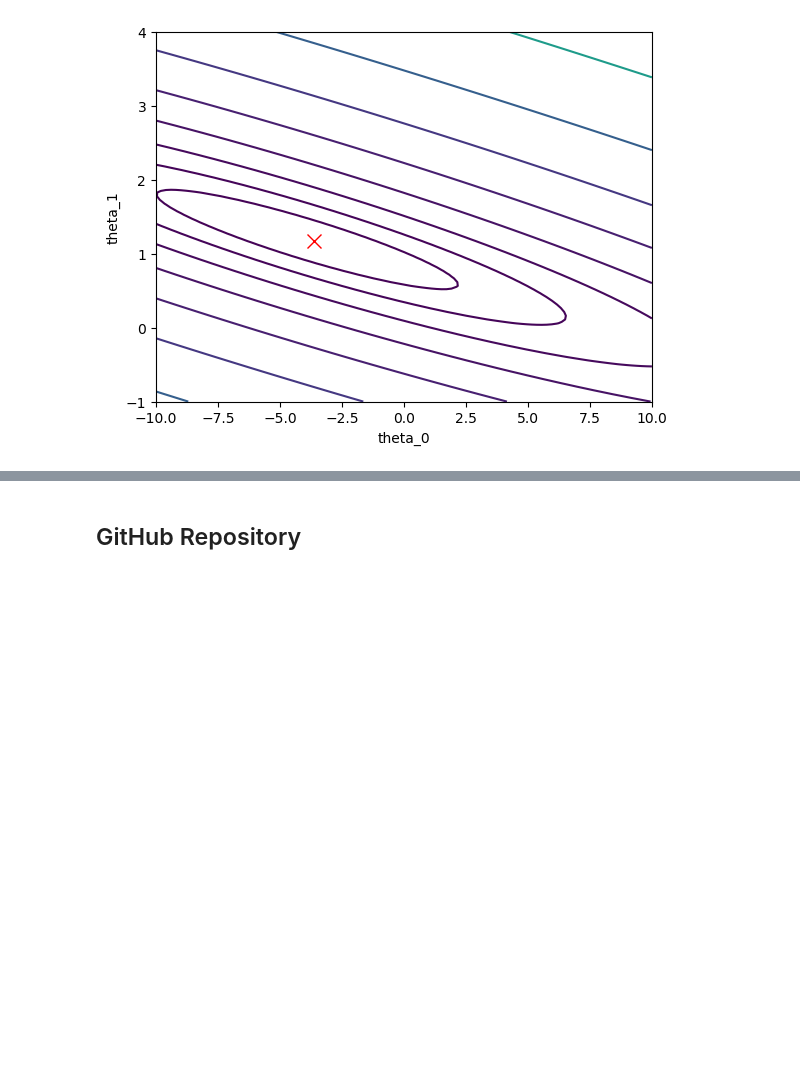
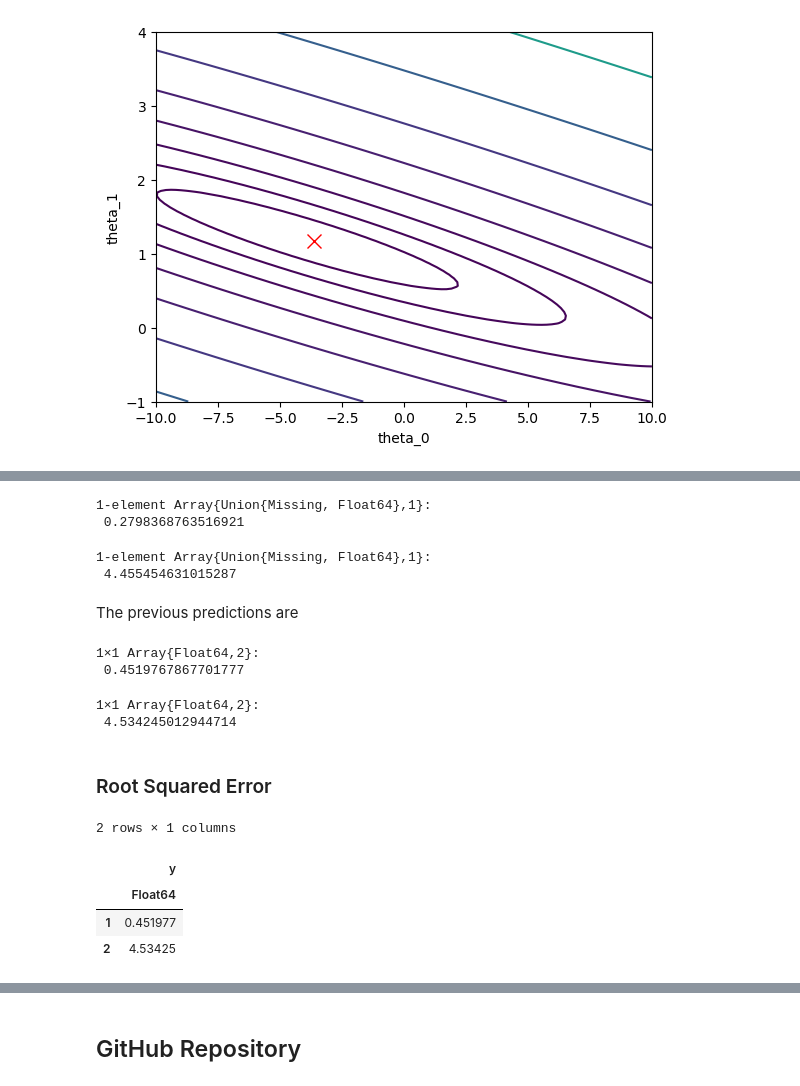
Before and after one commit to pythongus/machine_learning_with_julia, a Jupyter notebook: ex1/Machine Learning - Exercise 1.ipynb, the cells around one changed output, grey strips where cells are left out. Saved outputs shown, nothing was run; the diff lists cells and outputs as text; code cells hidden in the pictures; blank space fills up the shorter version.

```diff
--- a/ex1/Machine Learning - Exercise 1.ipynb
+++ b/ex1/Machine Learning - Exercise 1.ipynb
@@ -48,7 +53,7 @@ Plotting Data ...
 # %%
 using CSV;
 # %%
-data = CSV.read("ex1data1.txt", header=["X", "y"], datarow=1)
+data = CSV.read("ex1data1.txt", header=[:X, :y], datarow=1)
 data[1:5,:]
 # %% [output]
 5 rows × 2 columns
@@ -265,0 +302,32 @@ plot(theta[1], theta[2], marker="x", markerSize=10, color="red");
+# %%
+new_prediction1 = predict(modelLM, DataFrame(X=3.5))
+# %% [output]
+1-element Array{Union{Missing, Float64},1}:
+ 0.2798368763516921
+# %%
+new_prediction2 = predict(modelLM, DataFrame(X=7))
+# %% [output]
+1-element Array{Union{Missing, Float64},1}:
+ 4.455454631015287
+# %% [markdown]
+The previous predictions are
+# %%
+predict1
+# %% [output]
+1×1 Array{Float64,2}:
+ 0.4519767867701777
+# %%
+predict2
+# %% [output]
+1×1 Array{Float64,2}:
+ 4.534245012944714
+# %% [markdown]
+### Root Squared Error
+# %%
+pred12 = DataFrame(y=[predict1[1], predict2[1]])
+# %% [output]
+2 rows × 1 columns
+|  | y |
+|  | Float64 |
+| 1 | 0.451977 |
+| 2 | 4.53425 |
```
Also changed, not shown: parts of 37 cells of this notebook.
